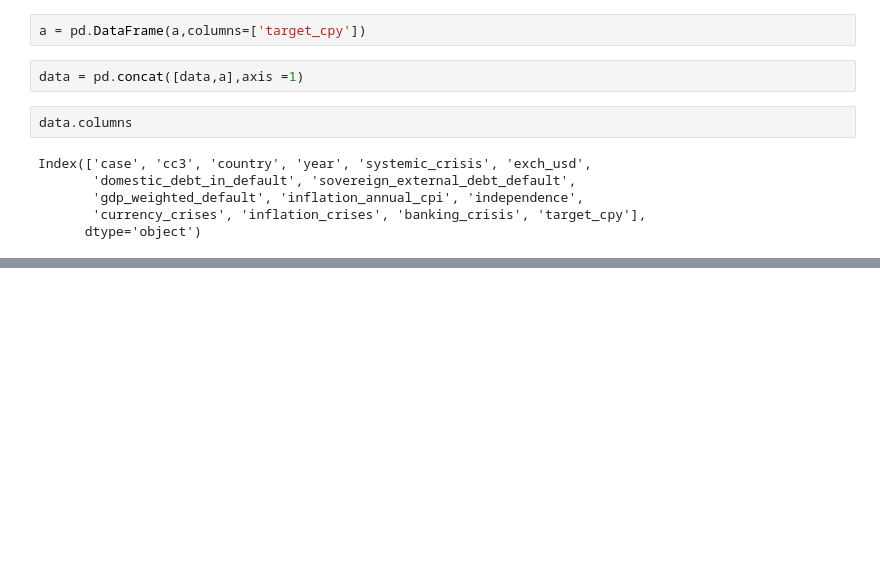
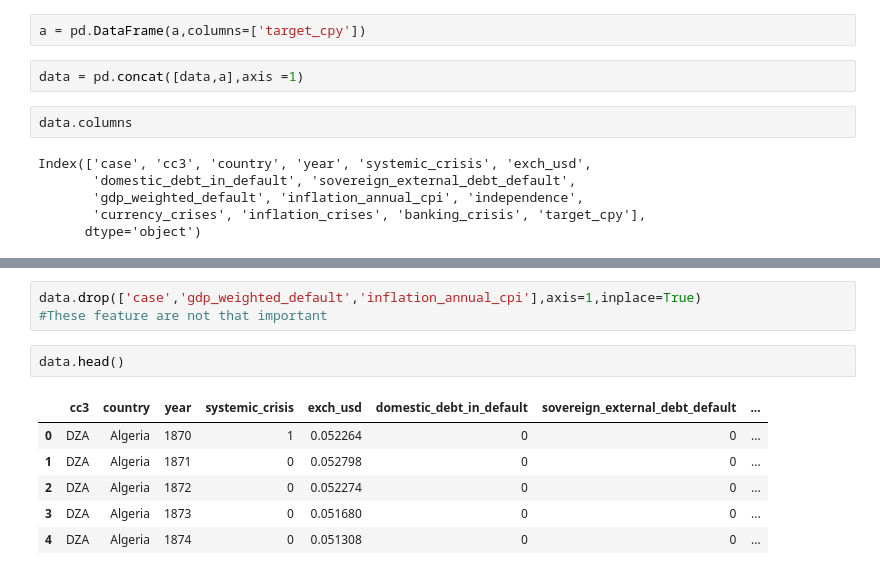
Before and after one commit to himanshu238/DataScience, a Jupyter notebook: dt_ rf/econCrisis.ipynb, the cells around one changed output, grey strips where cells are left out. Drawn from its saved outputs; the diff is of its cells as text; blank space fills up the shorter version.

```diff
--- a/dt_ rf/econCrisis.ipynb
+++ b/dt_ rf/econCrisis.ipynb
@@ -90,0 +115,12 @@ plt.show()
+# %%
+data.drop(['case','gdp_weighted_default','inflation_annual_cpi'],axis=1,inplace=True)
+#These feature are not that important
+# %%
+data.head()
+# %% [output]
+|  | cc3 | country | year | systemic_crisis | exch_usd | domestic_debt_in_default | sovereign_external_debt_default | ... |
+| 0 | DZA | Algeria | 1870 | 1 | 0.052264 | 0 | 0 | ... |
+| 1 | DZA | Algeria | 1871 | 0 | 0.052798 | 0 | 0 | ... |
+| 2 | DZA | Algeria | 1872 | 0 | 0.052274 | 0 | 0 | ... |
+| 3 | DZA | Algeria | 1873 | 0 | 0.051680 | 0 | 0 | ... |
+| 4 | DZA | Algeria | 1874 | 0 | 0.051308 | 0 | 0 | ... |
```
Also changed, not shown: parts of 18 cells of this notebook.
